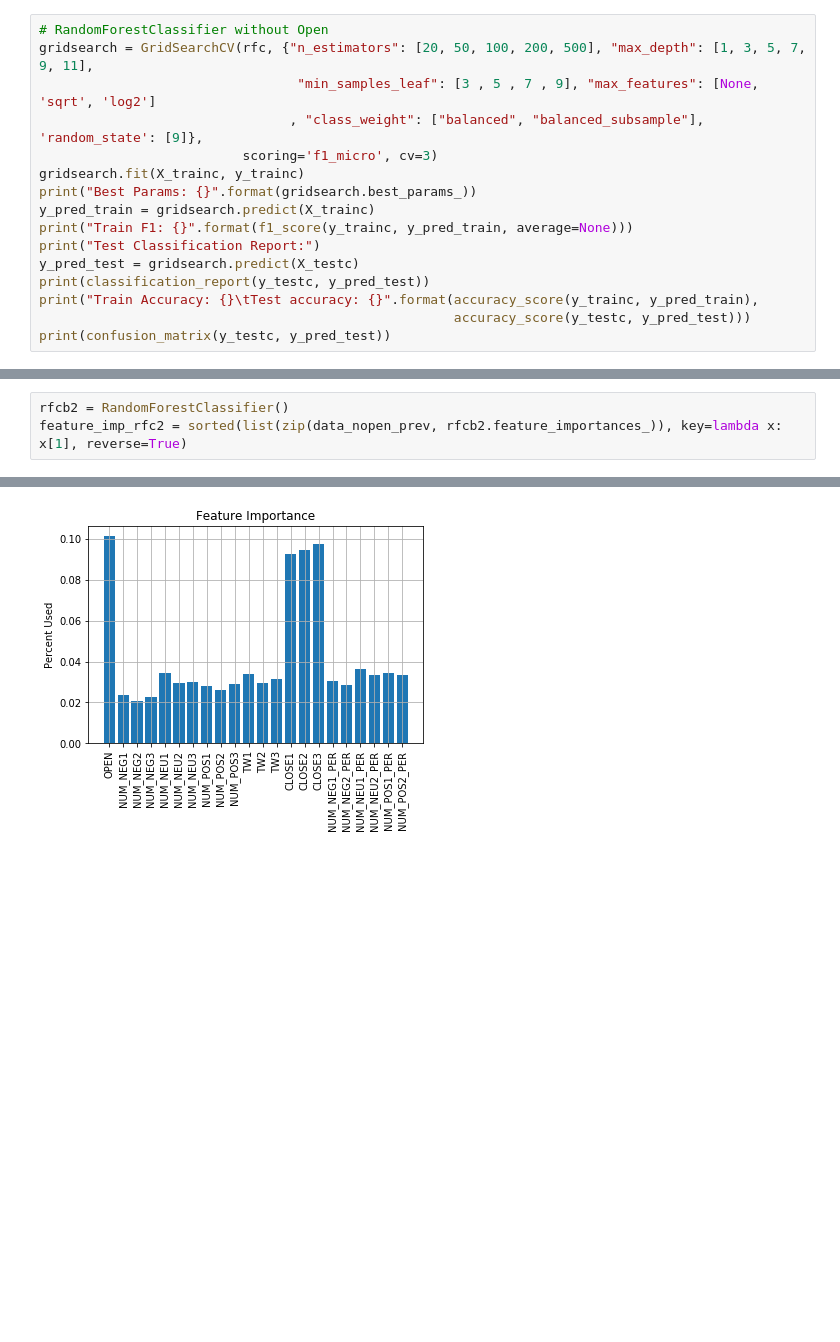
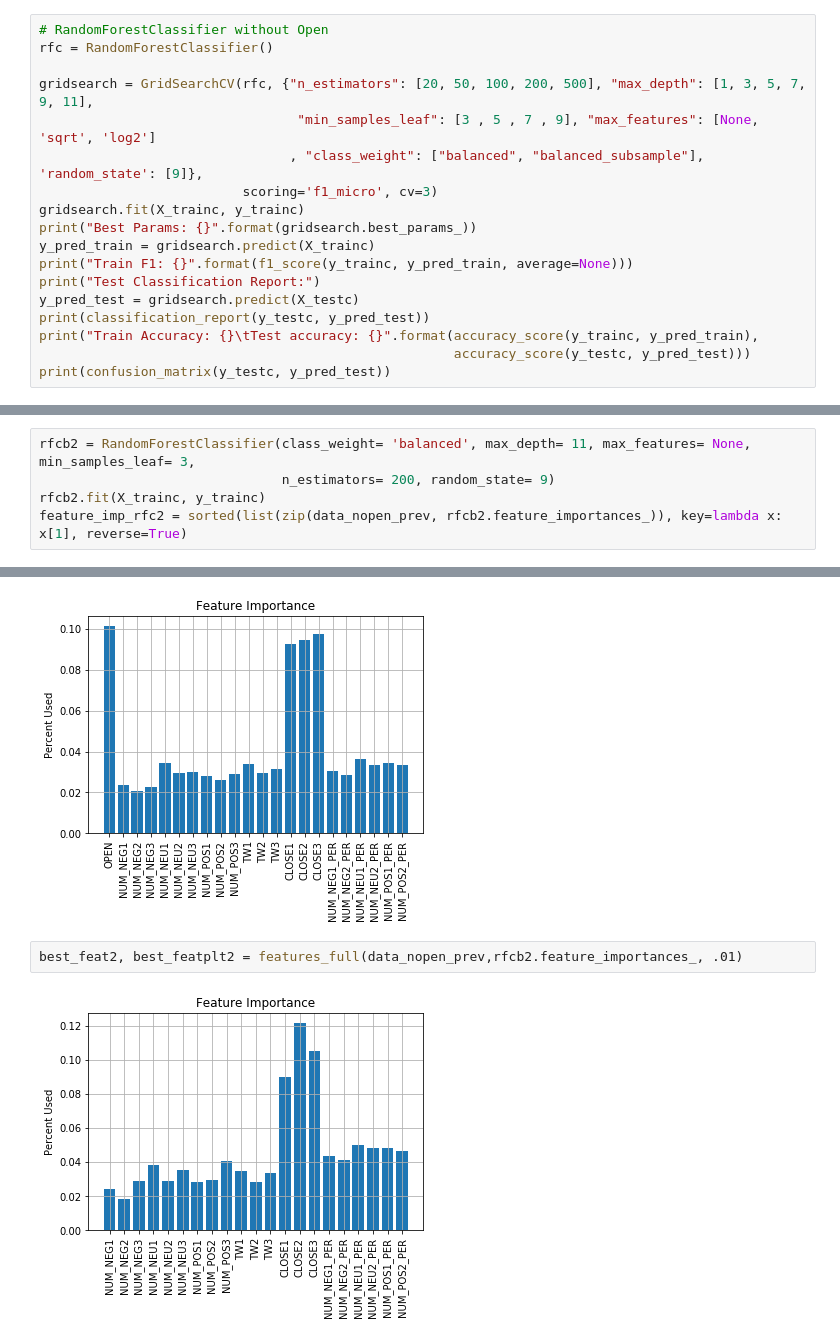
Before and after one commit to jacobbills/213R, a Jupyter notebook: Stocks Project.ipynb, the cells around one changed output, grey strips where cells are left out. Saved outputs shown, nothing was run; the diff lists cells and outputs as text; blank space fills up the shorter version.

Commit message:
random forest 2

```diff
--- a/Stocks Project.ipynb
+++ b/Stocks Project.ipynb
@@ -426,6 +426,8 @@ rfcb.fit(X_traincO, y_traincO)
 feature_imp_rfc1 = sorted(list(zip(data_prev, rfcb.feature_importances_)), key=lambda x: x[1], reverse=True)
 # %%
 # RandomForestClassifier without Open
+rfc = RandomForestClassifier()
+
 gridsearch = GridSearchCV(rfc, {"n_estimators": [20, 50, 100, 200, 500], "max_depth": [1, 3, 5, 7, 9, 11],
                                  "min_samples_leaf": [3 , 5 , 7 , 9], "max_features": [None, 'sqrt', 'log2']
                                 , "class_weight": ["balanced", "balanced_subsample"], 'random_state': [9]},
@@ -443,5 +463,7 @@ print(confusion_matrix(y_testc, y_pred_test))
 # %%
-rfcb2 = RandomForestClassifier()
+rfcb2 = RandomForestClassifier(class_weight= 'balanced', max_depth= 11, max_features= None, min_samples_leaf= 3,
+                               n_estimators= 200, random_state= 9)
+rfcb2.fit(X_trainc, y_trainc)
 feature_imp_rfc2 = sorted(list(zip(data_nopen_prev, rfcb2.feature_importances_)), key=lambda x: x[1], reverse=True)
 # %% [markdown]
 I'll now use an old set of functions I wrote to get plot out the most important features and then decide how to engineer from there.
@@ -486,3 +508,7 @@ def features_full(data_frame, feature_importances, sensitivity): #combines these
 best_feat1, best_featplt1 = features_full(data_prev, rfcb.feature_importances_, .01)
 # %% [output]
 [figure]
+# %%
+best_feat2, best_featplt2 = features_full(data_nopen_prev,rfcb2.feature_importances_, .01)
+# %% [output]
+[figure, added]
```
Also changed, not shown: parts of 1 cell of this notebook.
